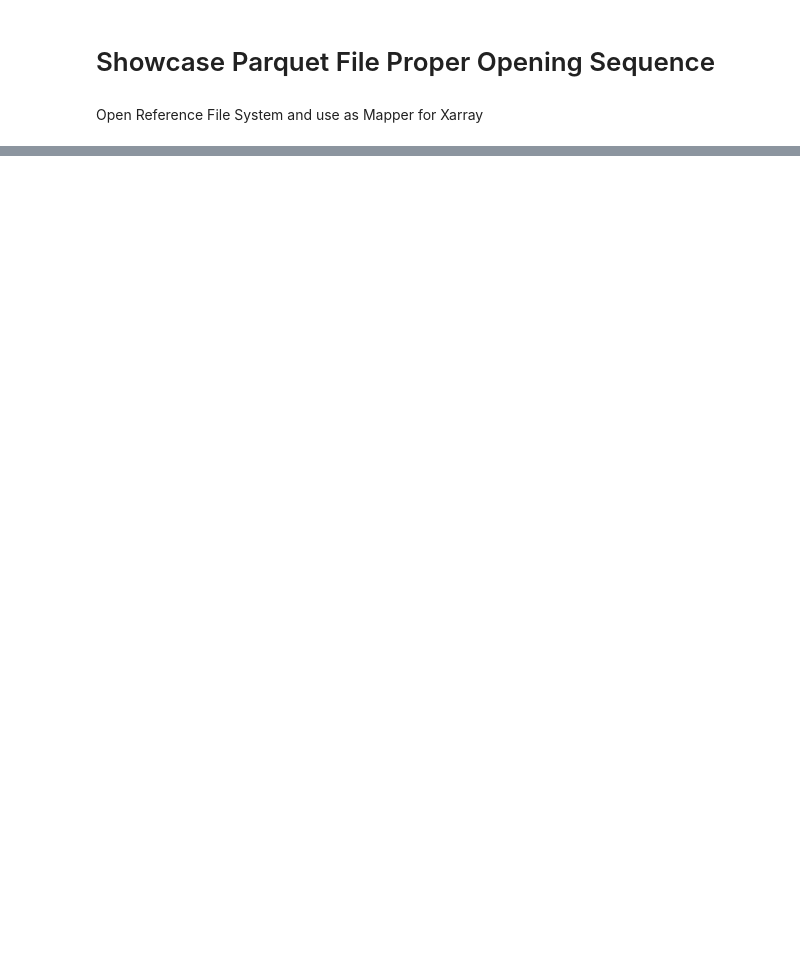
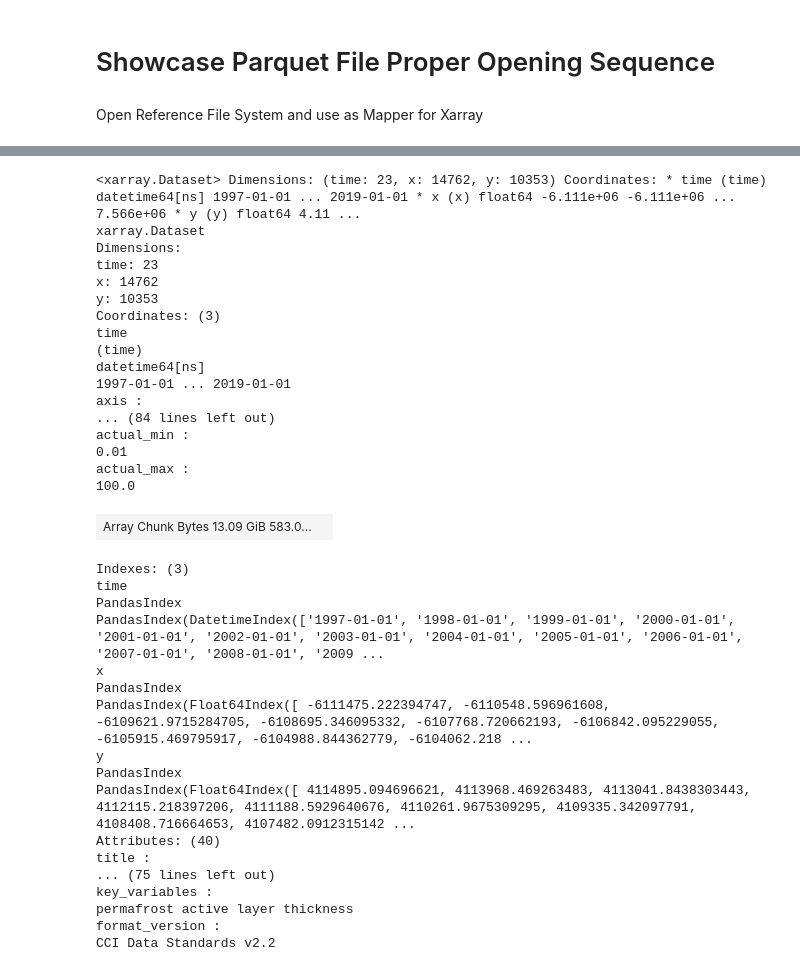
Before and after one commit to cedadev/padocc, a Jupyter notebook: showcase/notebooks/Showcase Parquet.ipynb, the cells around one changed output, grey strips where cells are left out. Drawn from its saved outputs; the diff is of its cells as text; code cells hidden in the pictures; blank space fills up the shorter version.

```diff
--- a/showcase/notebooks/Showcase Parquet.ipynb
+++ b/showcase/notebooks/Showcase Parquet.ipynb
@@ -41,0 +71,39 @@ ds['sea_ice_thickness'].mean(dim='time').plot()
+# %%
+ds2 = xr.open_mfdataset('/neodc/esacci/permafrost/data/active_layer_thickness/L4/area4/pp/v03.0/*nc')
+ds2
+# %% [output]
+<xarray.Dataset> Dimensions: (time: 23, x: 14762, y: 10353) Coordinates: * time (time) datetime64[ns] 1997-01-01 ... 2019-01-01 * x (x) float64 -6.111e+06 -6.111e+06 ... 7.566e+06 * y (y) float64 4.11 ...
+xarray.Dataset
+Dimensions:
+time: 23
+x: 14762
+y: 10353
+Coordinates: (3)
+time
+(time)
+datetime64[ns]
+1997-01-01 ... 2019-01-01
+axis :
+... (84 lines left out)
+actual_min :
+0.01
+actual_max :
+100.0
+| Array Chunk Bytes 13.09 GiB 583.0... |  |
+Indexes: (3)
+time
+PandasIndex
+PandasIndex(DatetimeIndex(['1997-01-01', '1998-01-01', '1999-01-01', '2000-01-01', '2001-01-01', '2002-01-01', '2003-01-01', '2004-01-01', '2005-01-01', '2006-01-01', '2007-01-01', '2008-01-01', '2009 ...
+x
+PandasIndex
+PandasIndex(Float64Index([ -6111475.222394747, -6110548.596961608, -6109621.9715284705, -6108695.346095332, -6107768.720662193, -6106842.095229055, -6105915.469795917, -6104988.844362779, -6104062.218 ...
+y
+PandasIndex
+PandasIndex(Float64Index([ 4114895.094696621, 4113968.469263483, 4113041.8438303443, 4112115.218397206, 4111188.5929640676, 4110261.9675309295, 4109335.342097791, 4108408.716664653, 4107482.0912315142 ...
+Attributes: (40)
+title :
+... (75 lines left out)
+key_variables :
+permafrost active layer thickness
+format_version :
+CCI Data Standards v2.2
```
Also changed, not shown: parts of 7 cells of this notebook, 3 other files.
